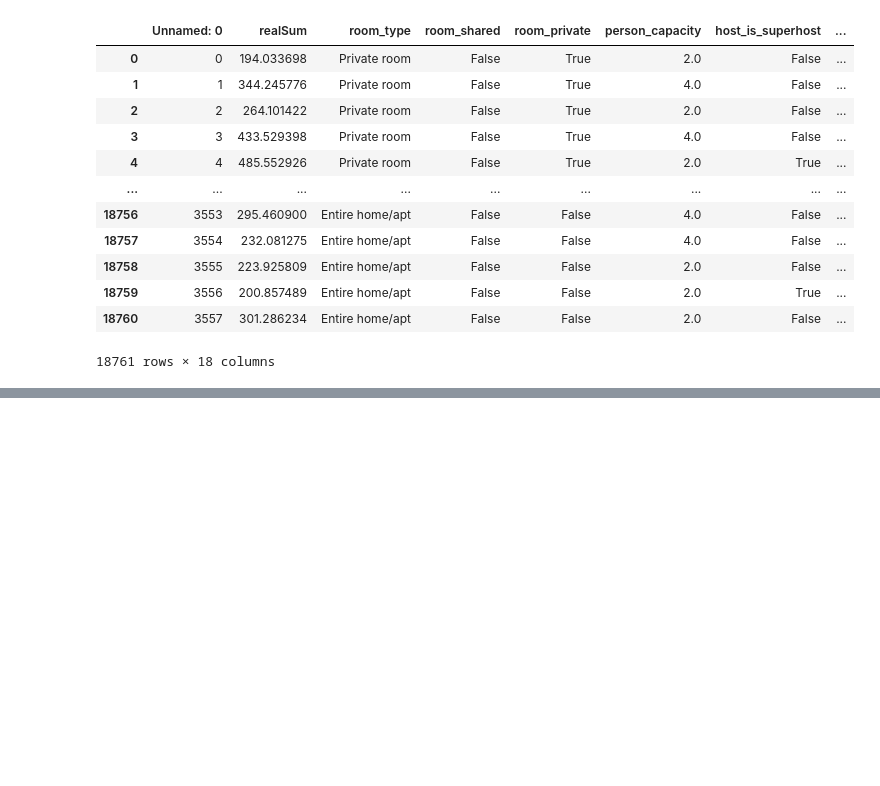
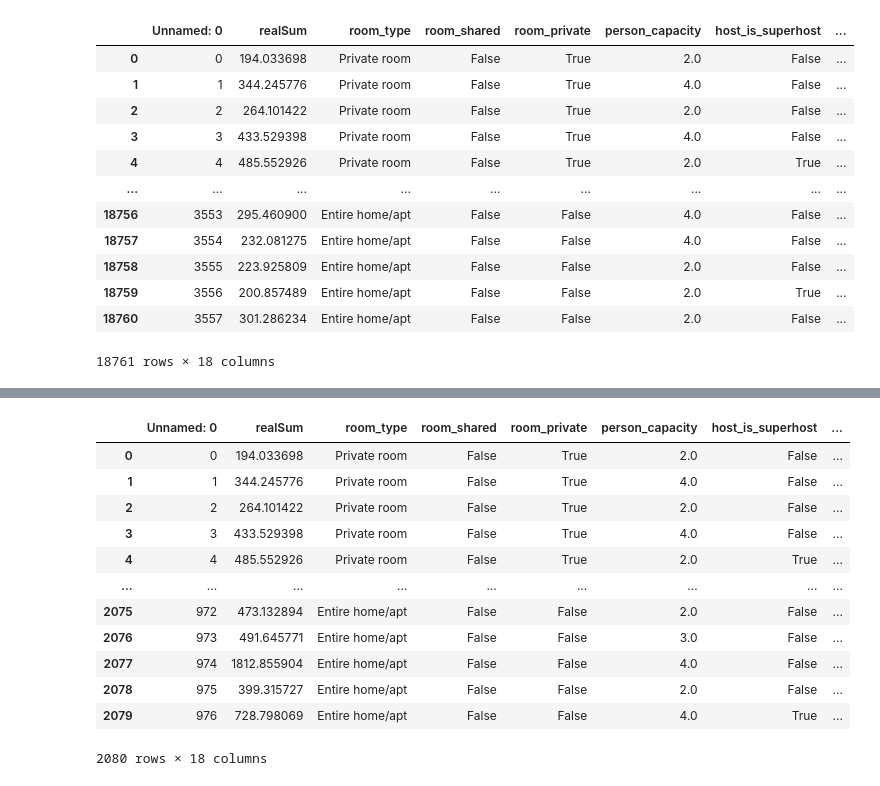
Before and after one commit to andrei-tabachk/team6-project-1, a Jupyter notebook: airbnb_comp.ipynb, the cells around one changed output, grey strips where cells are left out. Saved outputs shown, nothing was run; the diff lists cells and outputs as text; code cells hidden in the pictures; blank space fills up the shorter version.

```diff
--- a/airbnb_comp.ipynb
+++ b/airbnb_comp.ipynb
@@ -103,0 +121,17 @@ complete_data_df
+# %%
+room_type_city_ams = complete_data_df.loc[complete_data_df["City"] == "Amsterdam",:]
+room_type_city_ams
+# %% [output]
+|  | Unnamed: 0 | realSum | room_type | room_shared | room_private | person_capacity | host_is_superhost | ... |
+| 0 | 0 | 194.033698 | Private room | False | True | 2.0 | False | ... |
+| 1 | 1 | 344.245776 | Private room | False | True | 4.0 | False | ... |
+| 2 | 2 | 264.101422 | Private room | False | True | 2.0 | False | ... |
+| 3 | 3 | 433.529398 | Private room | False | True | 4.0 | False | ... |
+| 4 | 4 | 485.552926 | Private room | False | True | 2.0 | True | ... |
+| ... | ... | ... | ... | ... | ... | ... | ... | ... |
+| 2075 | 972 | 473.132894 | Entire home/apt | False | False | 2.0 | False | ... |
+| 2076 | 973 | 491.645771 | Entire home/apt | False | False | 3.0 | False | ... |
+| 2077 | 974 | 1812.855904 | Entire home/apt | False | False | 4.0 | False | ... |
+| 2078 | 975 | 399.315727 | Entire home/apt | False | False | 2.0 | False | ... |
+| 2079 | 976 | 728.798069 | Entire home/apt | False | False | 4.0 | True | ... |
+2080 rows × 18 columns
```
Also changed, not shown: parts of 9 cells of this notebook.
